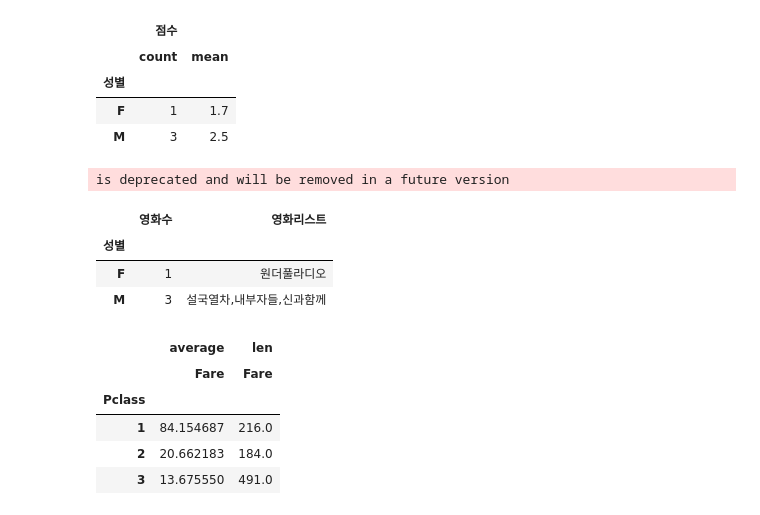
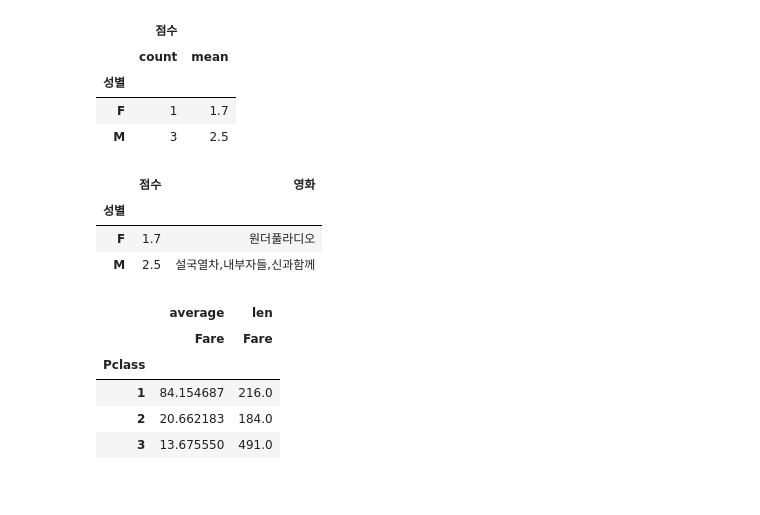
Before and after one commit to kinonia/python-note, a Jupyter notebook: 20.dataframe-demo.ipynb, the cells around one changed output. Saved outputs shown, nothing was run; the diff lists cells and outputs as text; code cells hidden in the pictures.

```diff
--- a/20.dataframe-demo.ipynb
+++ b/20.dataframe-demo.ipynb
@@ -1185,15 +1189,14 @@ df.groupby(['성별'])[['점수']].agg(['count', 'mean'])
 | 성별 |  |  |
 | F | 1 | 1.7 |
 | M | 3 | 2.5 |
-# %%
-# 이후 value에 대해 적용할 함수를 사용 (unique/count/mean/lambda 등 사용)
-df.groupby(['성별'])['영화'].agg({'영화수': 'count', '영화리스트': lambda x: ','.join(x)})
-# %% [output]
-is deprecated and will be removed in a future version
-|  | 영화수 | 영화리스트 |
-| 성별 |  |  |
-| F | 1 | 원더풀라디오 |
-| M | 3 | 설국열차,내부자들,신과함께 |
+# %%
+# 첫번째: index, agg에 dict로 해당 필드와 함수 지정
+df.groupby('성별').agg({'점수': 'mean', '영화': lambda x: ','.join(x)})
+# %% [output]
+|  | 점수 | 영화 |
+| 성별 |  |  |
+| F | 1.7 | 원더풀라디오 |
+| M | 2.5 | 설국열차,내부자들,신과함께 |
 # %%
 # index=피봇행, values=계산값, aggfunc=계산방식
 pd.pivot_table(train, index=['Pclass'], values=['Fare'], aggfunc=[np.average, len])
```
Also changed, not shown: parts of 7 cells of this notebook.
